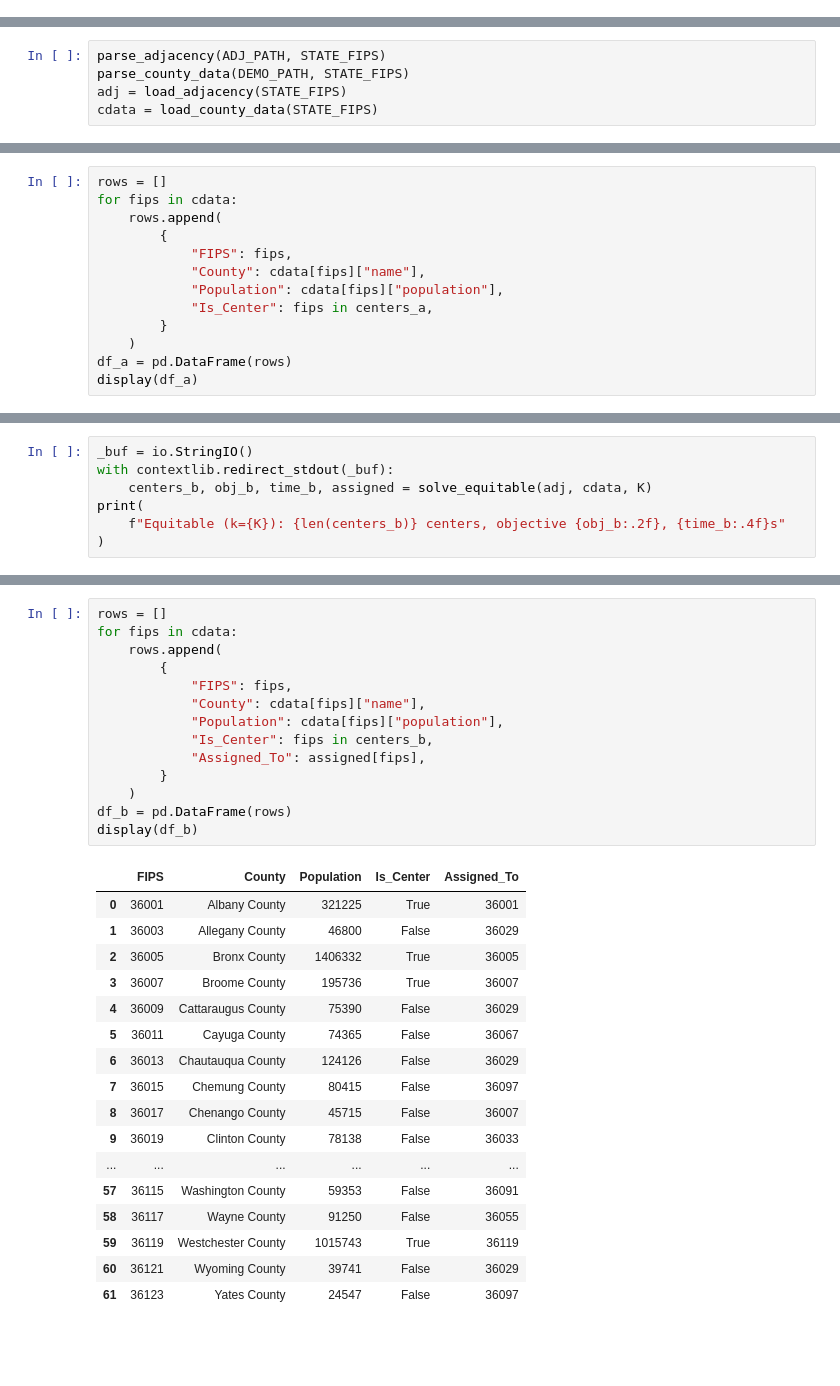
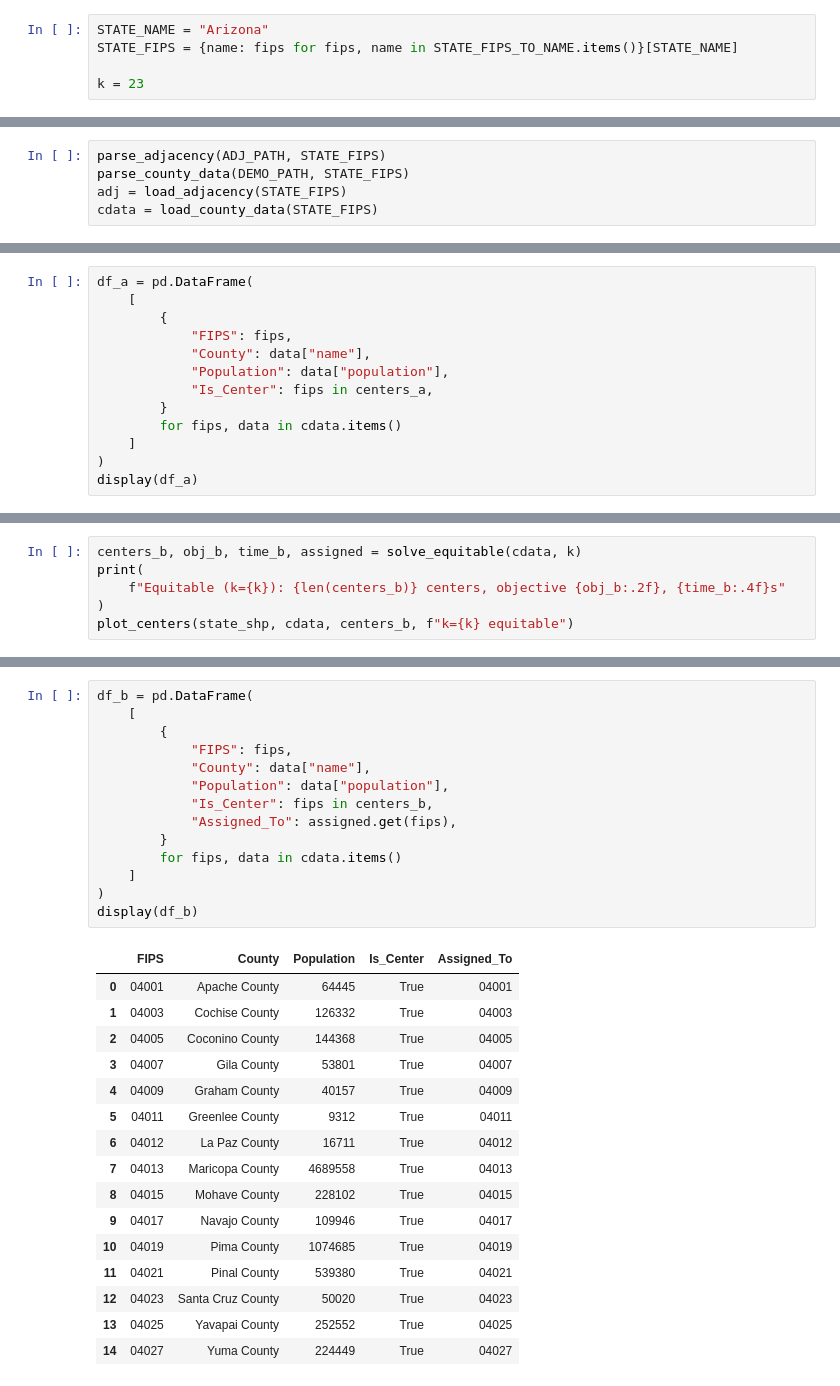
Before and after one commit to maxwinnick/vaccine_distribution, a Jupyter notebook: experiments.ipynb, the cells around one changed output, grey strips where cells are left out. Cells and saved outputs as stored; diff of their text form; blank space fills up the shorter version.

```diff
--- a/experiments.ipynb
+++ b/experiments.ipynb
@@ -48,0 +30,5 @@ pd.set_option("display.max_colwidth", None)
+# %%
+STATE_NAME = "Arizona"
+STATE_FIPS = {name: fips for fips, name in STATE_FIPS_TO_NAME.items()}[STATE_NAME]
+
+k = 23
@@ -108,15 +60,15 @@ plot_centers(state_shp, cdata, set(centers_a), "min coverage")
 # %%
-rows = []
-for fips in cdata:
-    rows.append(
+df_a = pd.DataFrame(
+    [
         {
             "FIPS": fips,
-            "County": cdata[fips]["name"],
-            "Population": cdata[fips]["population"],
+            "County": data["name"],
+            "Population": data["population"],
             "Is_Center": fips in centers_a,
         }
-    )
-df_a = pd.DataFrame(rows)
+        for fips, data in cdata.items()
+    ]
+)
 display(df_a)
 # %% [output]
 |  | FIPS | County | Population | Is_Center |
@@ -139,8 +92,7 @@ display(df_a)
 # %%
-_buf = io.StringIO()
-with contextlib.redirect_stdout(_buf):
-    centers_b, obj_b, time_b, assigned = solve_equitable(adj, cdata, K)
+centers_b, obj_b, time_b, assigned = solve_equitable(cdata, k)
 print(
-    f"Equitable (k={K}): {len(centers_b)} centers, objective {obj_b:.2f}, {time_b:.4f}s"
+    f"Equitable (k={k}): {len(centers_b)} centers, objective {obj_b:.2f}, {time_b:.4f}s"
 )
+plot_centers(state_shp, cdata, centers_b, f"k={k} equitable")
 # %% [output]
@@ -152,32 +101,31 @@ plot_centers(state_shp, cdata, set(centers_b), f"k={K} equitable")
 # %%
-rows = []
-for fips in cdata:
-    rows.append(
+df_b = pd.DataFrame(
+    [
         {
             "FIPS": fips,
-            "County": cdata[fips]["name"],
-            "Population": cdata[fips]["population"],
+            "County": data["name"],
+            "Population": data["population"],
             "Is_Center": fips in centers_b,
-            "Assigned_To": assigned[fips],
+            "Assigned_To": assigned.get(fips),
         }
-    )
-df_b = pd.DataFrame(rows)
+        for fips, data in cdata.items()
+    ]
+)
 display(df_b)
 # %% [output]
 |  | FIPS | County | Population | Is_Center | Assigned_To |
-| 0 | 36001 | Albany County | 321225 | True | 36001 |
-| 1 | 36003 | Allegany County | 46800 | False | 36029 |
-| 2 | 36005 | Bronx County | 1406332 | True | 36005 |
-| 3 | 36007 | Broome County | 195736 | True | 36007 |
-| 4 | 36009 | Cattaraugus County | 75390 | False | 36029 |
-| 5 | 36011 | Cayuga County | 74365 | False | 36067 |
-| 6 | 36013 | Chautauqua County | 124126 | False | 36029 |
-| 7 | 36015 | Chemung County | 80415 | False | 36097 |
-| 8 | 36017 | Chenango County | 45715 | False | 36007 |
-| 9 | 36019 | Clinton County | 78138 | False | 36033 |
-| ... | ... | ... | ... | ... | ... |
-| 57 | 36115 | Washington County | 59353 | False | 36091 |
-| 58 | 36117 | Wayne County | 91250 | False | 36055 |
-| 59 | 36119 | Westchester County | 1015743 | True | 36119 |
-| 60 | 36121 | Wyoming County | 39741 | False | 36029 |
-| 61 | 36123 | Yates County | 24547 | False | 36097 |
+| 0 | 04001 | Apache County | 64445 | True | 04001 |
+| 1 | 04003 | Cochise County | 126332 | True | 04003 |
+| 2 | 04005 | Coconino County | 144368 | True | 04005 |
+| 3 | 04007 | Gila County | 53801 | True | 04007 |
+| 4 | 04009 | Graham County | 40157 | True | 04009 |
+| 5 | 04011 | Greenlee County | 9312 | True | 04011 |
+| 6 | 04012 | La Paz County | 16711 | True | 04012 |
+| 7 | 04013 | Maricopa County | 4689558 | True | 04013 |
+| 8 | 04015 | Mohave County | 228102 | True | 04015 |
+| 9 | 04017 | Navajo County | 109946 | True | 04017 |
+| 10 | 04019 | Pima County | 1074685 | True | 04019 |
+| 11 | 04021 | Pinal County | 539380 | True | 04021 |
+| 12 | 04023 | Santa Cruz County | 50020 | True | 04023 |
+| 13 | 04025 | Yavapai County | 252552 | True | 04025 |
+| 14 | 04027 | Yuma County | 224449 | True | 04027 |
```
Also changed, not shown: parts of 13 cells of this notebook, 43 other files.
